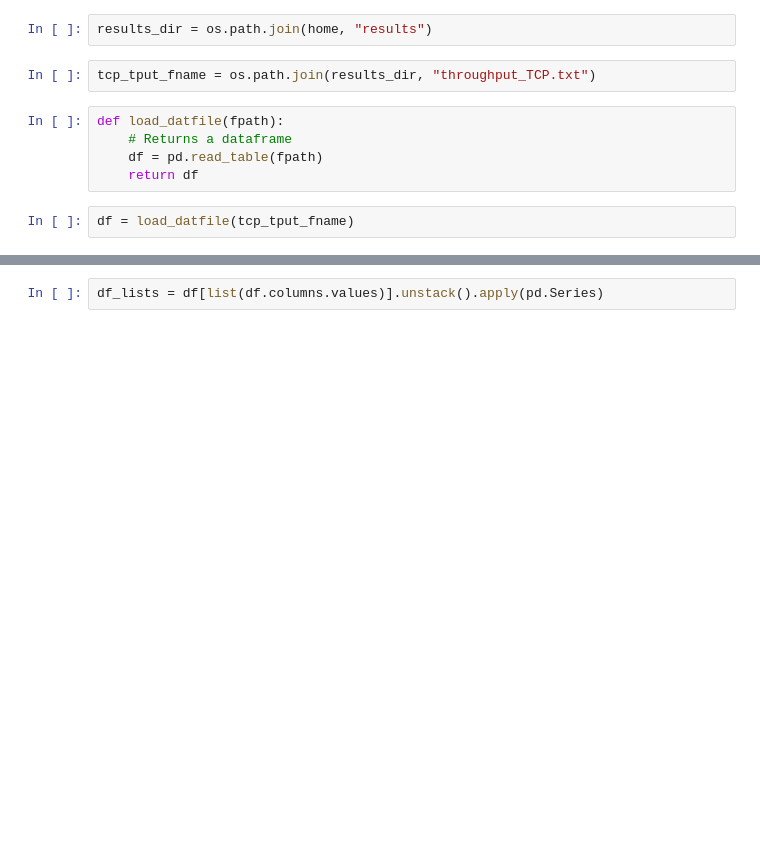
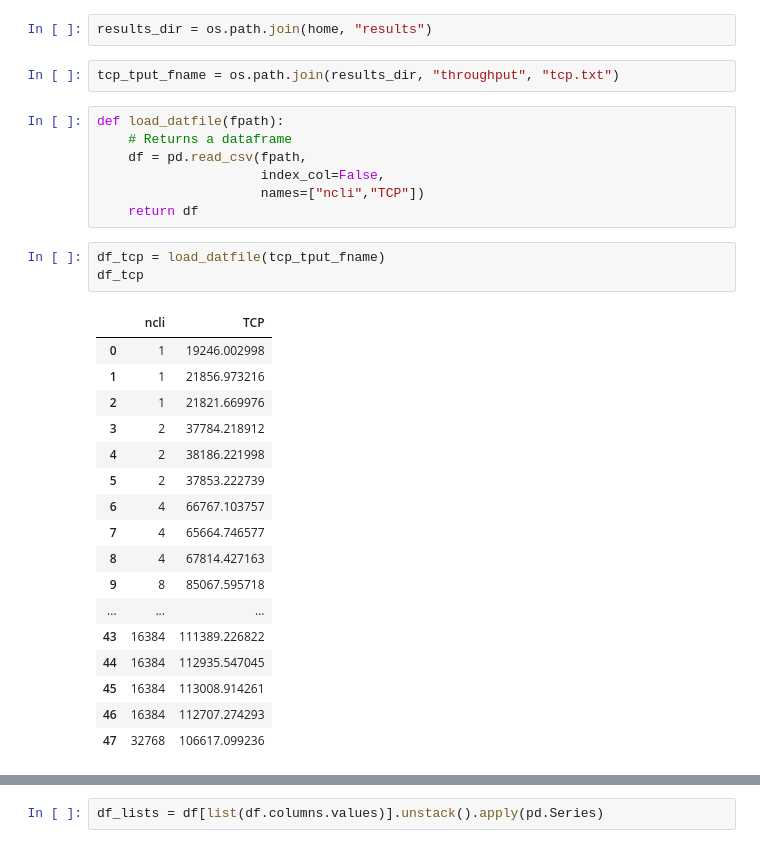
Before and after one commit to theanoli/tsch, a Jupyter notebook: mininetpipe/throughput.ipynb, the cells around one changed output, grey strips where cells are left out. Saved outputs shown, nothing was run; the diff lists cells and outputs as text; blank space fills up the shorter version.

```diff
--- a/mininetpipe/throughput.ipynb
+++ b/mininetpipe/throughput.ipynb
@@ -22,11 +22,32 @@ print(home)
 # %%
 results_dir = os.path.join(home, "results")
 # %%
-tcp_tput_fname = os.path.join(results_dir, "throughput_TCP.txt")
+tcp_tput_fname = os.path.join(results_dir, "throughput", "tcp.txt")
 # %%
 def load_datfile(fpath):
     # Returns a dataframe
-    df = pd.read_table(fpath)
+    df = pd.read_csv(fpath,
+                     index_col=False,
+                     names=["ncli","TCP"])
     return df
 # %%
-df = load_datfile(tcp_tput_fname)
+df_tcp = load_datfile(tcp_tput_fname)
+df_tcp
+# %% [output]
+|  | ncli | TCP |
+| 0 | 1 | 19246.002998 |
+| 1 | 1 | 21856.973216 |
+| 2 | 1 | 21821.669976 |
+| 3 | 2 | 37784.218912 |
+| 4 | 2 | 38186.221998 |
+| 5 | 2 | 37853.222739 |
+| 6 | 4 | 66767.103757 |
+| 7 | 4 | 65664.746577 |
+| 8 | 4 | 67814.427163 |
+| 9 | 8 | 85067.595718 |
+| ... | ... | ... |
+| 43 | 16384 | 111389.226822 |
+| 44 | 16384 | 112935.547045 |
+| 45 | 16384 | 113008.914261 |
+| 46 | 16384 | 112707.274293 |
+| 47 | 32768 | 106617.099236 |
```
Also changed, not shown: parts of 4 cells of this notebook, 5 other files.
